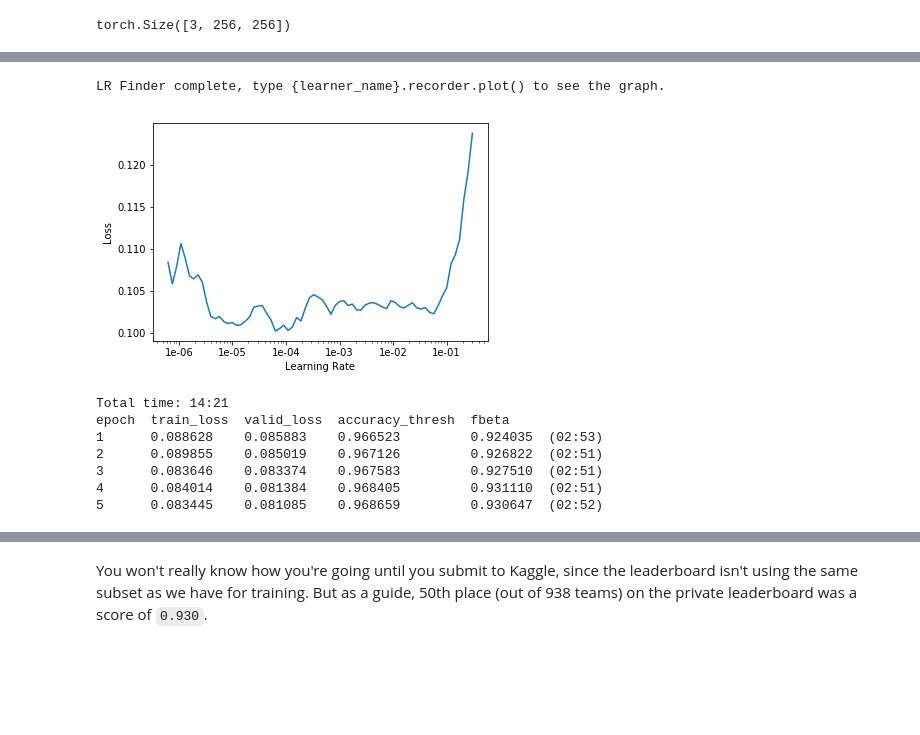
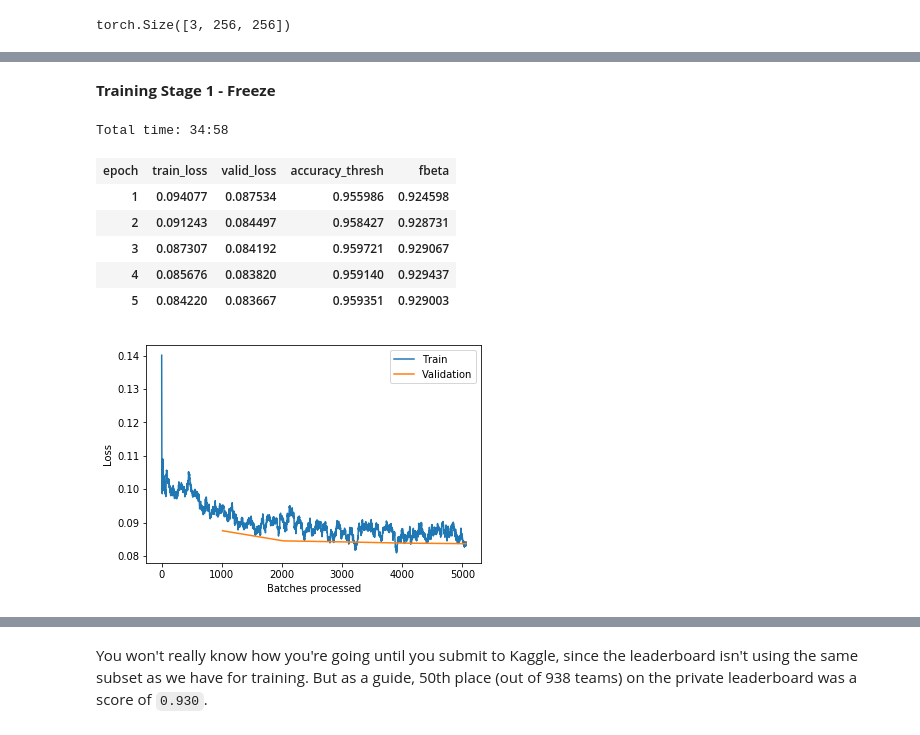
Before and after one commit to cedrickchee/fastai-course-v3, a Jupyter notebook: nbs/dl1/lesson3-planet_20181210.ipynb, the cells around one changed output, grey strips where cells are left out. Saved outputs shown, nothing was run; the diff lists cells and outputs as text; code cells hidden in the pictures; blank space fills up the shorter version.

```diff
--- a/nbs/dl1/lesson3-planet_20181210.ipynb
+++ b/nbs/dl1/lesson3-planet_20181210.ipynb
@@ -200,3 +199,5 @@ Total time: 12:32
 | 5 | 0.081399 | 0.082552 | 0.958820 | 0.929817 |
 # %%
 learn.save('stage-2-rn50')
+# %%
+learn.load('stage-2-rn50')
@@ -203,6 +228,6 @@ learn.save('stage-2-rn50')
 # %%
 data = (src.transform(tfms, size=256)
-        .databunch().normalize(imagenet_stats))
+        .databunch(bs=32).normalize(imagenet_stats))
 # %%
 learn.data = data
 data.train_ds[0][0].shape
@@ -218,20 +246,20 @@ RuntimeError: CUDA out of memory. Tried to allocate 2.25 MiB (GPU 0; 7.43 GiB to
-# %%
-learn.lr_find()
-learn.recorder.plot()
-# %% [output]
-LR Finder complete, type {learner_name}.recorder.plot() to see the graph.
-[figure, removed]
+# %% [markdown]
+**Training Stage 1 - Freeze**
 # %%
-lr=1e-2/2
+lr = 1e-3/2
 # %%
 learn.fit_one_cycle(5, slice(lr))
 # %% [output]
-Total time: 14:21
-epoch  train_loss  valid_loss  accuracy_thresh  fbeta
-1      0.088628    0.085883    0.966523         0.924035  (02:53)
-2      0.089855    0.085019    0.967126         0.926822  (02:51)
-3      0.083646    0.083374    0.967583         0.927510  (02:51)
-4      0.084014    0.081384    0.968405         0.931110  (02:51)
-5      0.083445    0.081085    0.968659         0.930647  (02:52)
+Total time: 34:58
+| epoch | train_loss | valid_loss | accuracy_thresh | fbeta |
+| 1 | 0.094077 | 0.087534 | 0.955986 | 0.924598 |
+| 2 | 0.091243 | 0.084497 | 0.958427 | 0.928731 |
+| 3 | 0.087307 | 0.084192 | 0.959721 | 0.929067 |
+| 4 | 0.085676 | 0.083820 | 0.959140 | 0.929437 |
+| 5 | 0.084220 | 0.083667 | 0.959351 | 0.929003 |
 # %%
 learn.save('stage-1-256-rn50')
+# %%
+learn.recorder.plot_losses()
+# %% [output]
+[figure, added]
```
Also changed, not shown: parts of 55 cells of this notebook.
